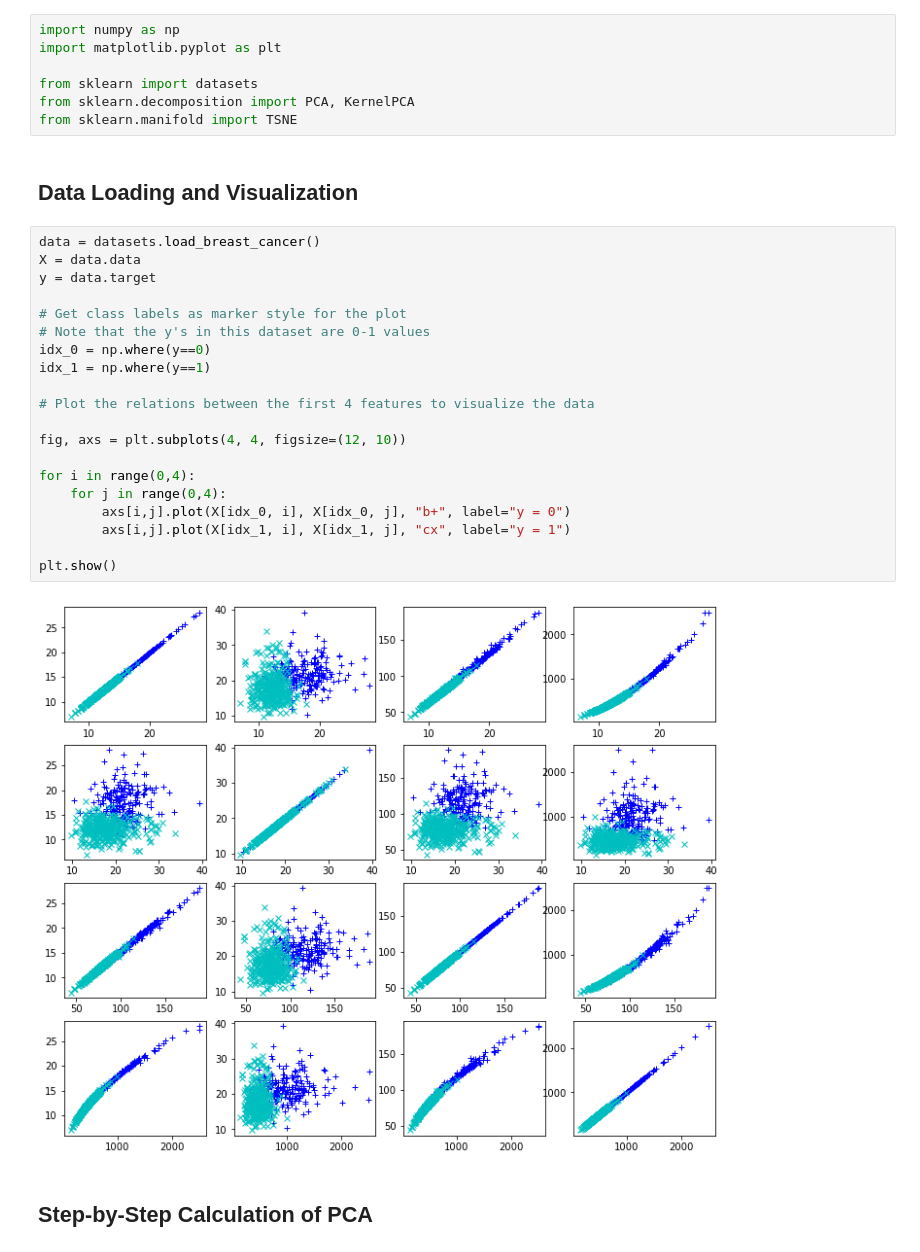
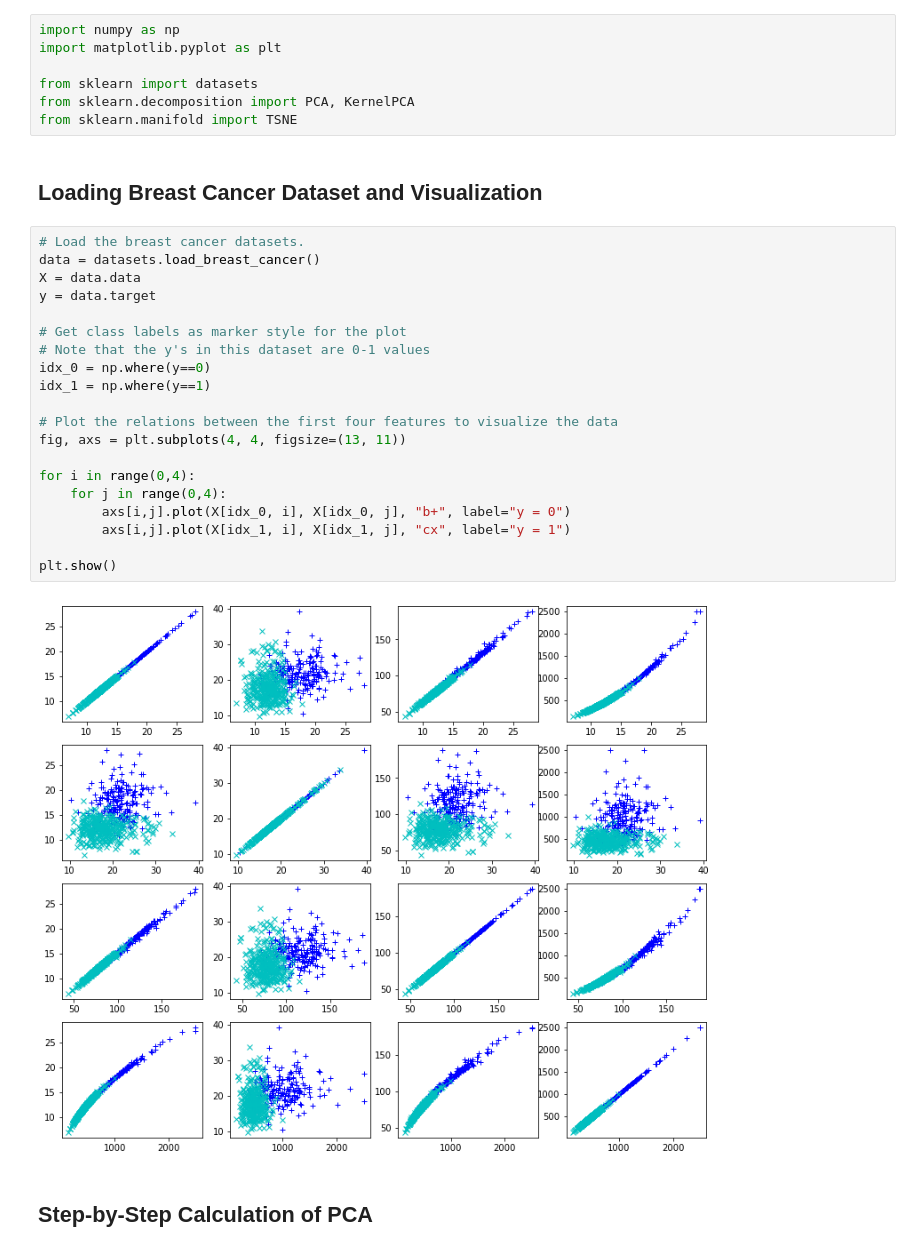
Before and after one commit to PEESEgroup/SysEn6880, a Jupyter notebook: Dimensionality Reduction.ipynb, the cells around one changed output. Cells and saved outputs as stored; diff of their text form.

```diff
--- a/Dimensionality Reduction.ipynb
+++ b/Dimensionality Reduction.ipynb
@@ -6,29 +6,29 @@ from sklearn import datasets
 from sklearn.decomposition import PCA, KernelPCA
 from sklearn.manifold import TSNE
 # %% [markdown]
-## Data Loading and Visualization
+## Loading Breast Cancer Dataset and Visualization
 # %%
+# Load the breast cancer datasets.
 data = datasets.load_breast_cancer()
 X = data.data
 y = data.target
 
 # Get class labels as marker style for the plot
 # Note that the y's in this dataset are 0-1 values
 idx_0 = np.where(y==0)
 idx_1 = np.where(y==1)
 
-# Plot the relations between the first 4 features to visualize the data
-
-fig, axs = plt.subplots(4, 4, figsize=(12, 10))
+# Plot the relations between the first four features to visualize the data
+fig, axs = plt.subplots(4, 4, figsize=(13, 11))
 
 for i in range(0,4):
     for j in range(0,4):
         axs[i,j].plot(X[idx_0, i], X[idx_0, j], "b+", label="y = 0")
         axs[i,j].plot(X[idx_1, i], X[idx_1, j], "cx", label="y = 1")
 
 plt.show()
 # %% [output]
-[figure, old version]
+[figure, new version]
 # %% [markdown]
 ## Step-by-Step Calculation of PCA
 # %%
```
Also changed, not shown: parts of 4 cells of this notebook, 1 other file.
